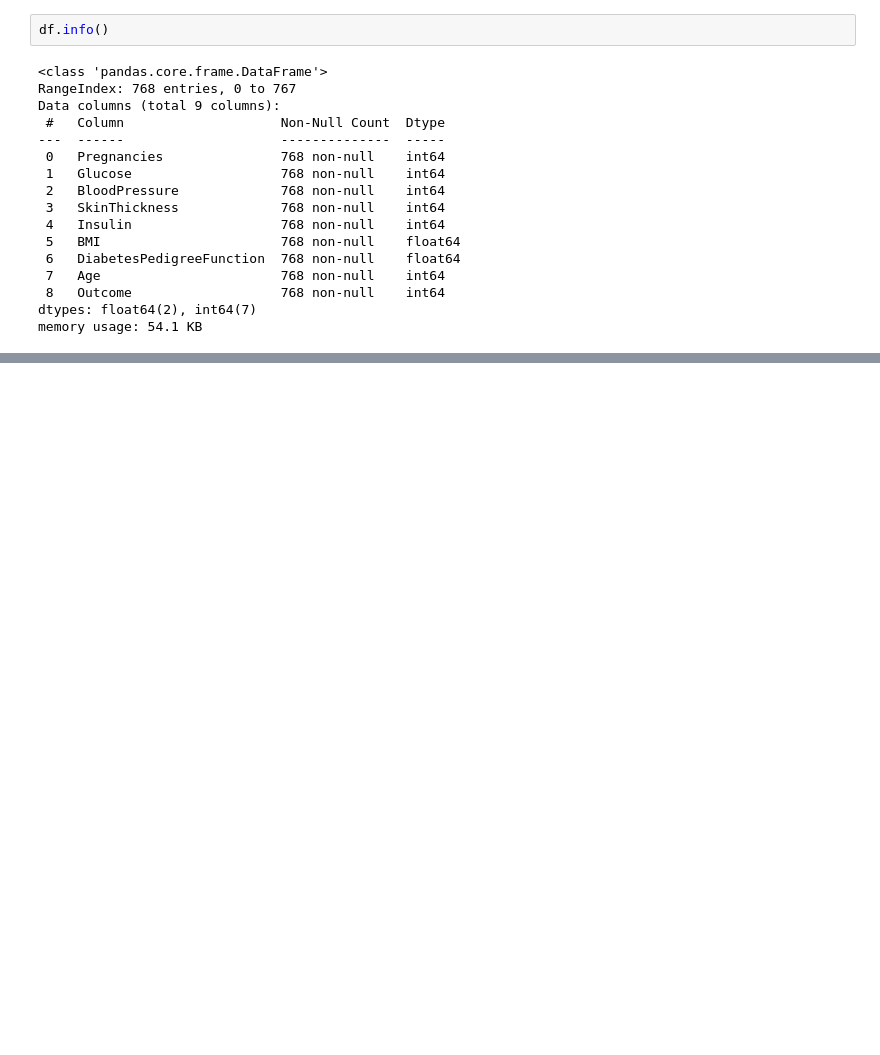
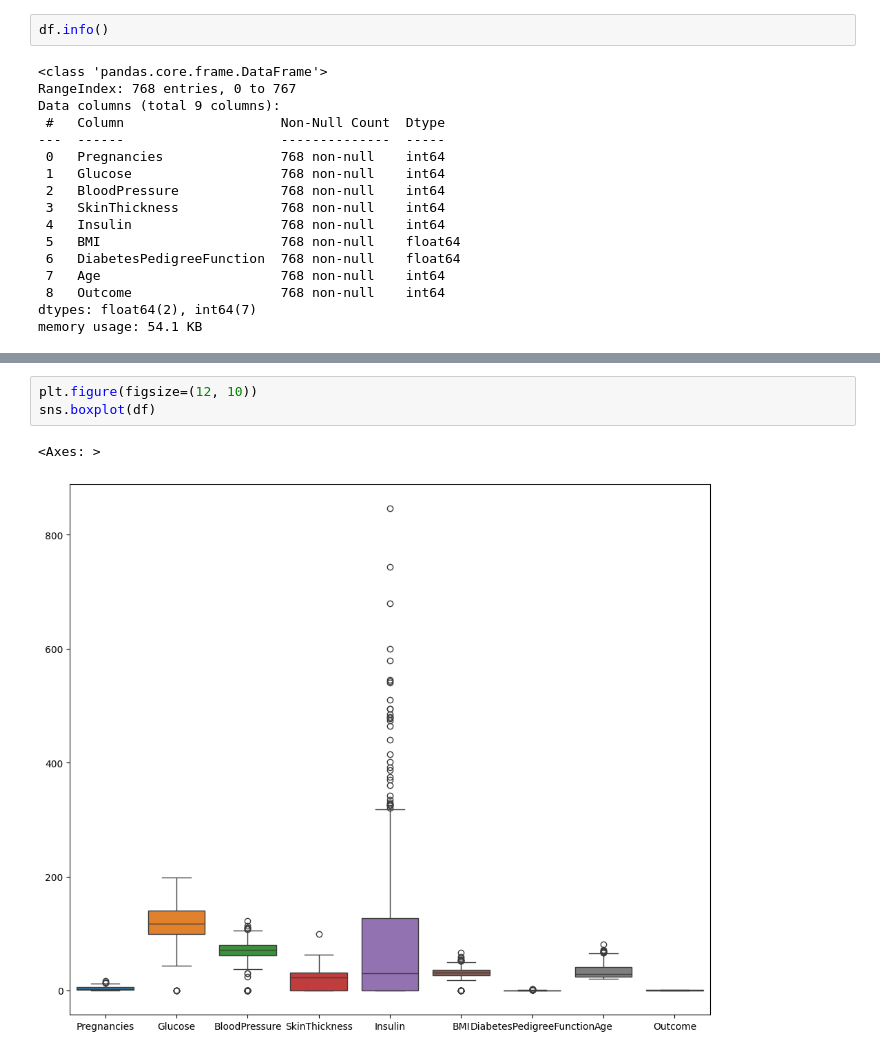
Before and after one commit to rajendra195/ds_project, a Jupyter notebook: diabeties_classification.ipynb, the cells around one changed output, grey strips where cells are left out. Drawn from its saved outputs; the diff is of its cells as text; blank space fills up the shorter version.

```diff
--- a/diabeties_classification.ipynb
+++ b/diabeties_classification.ipynb
@@ -75,0 +108,6 @@ df.describe()
+# %%
+plt.figure(figsize=(12, 10))
+sns.boxplot(df)
+# %% [output]
+<Axes: >
+[figure, added]
```
Also changed, not shown: parts of 7 cells of this notebook, 1 other file.
